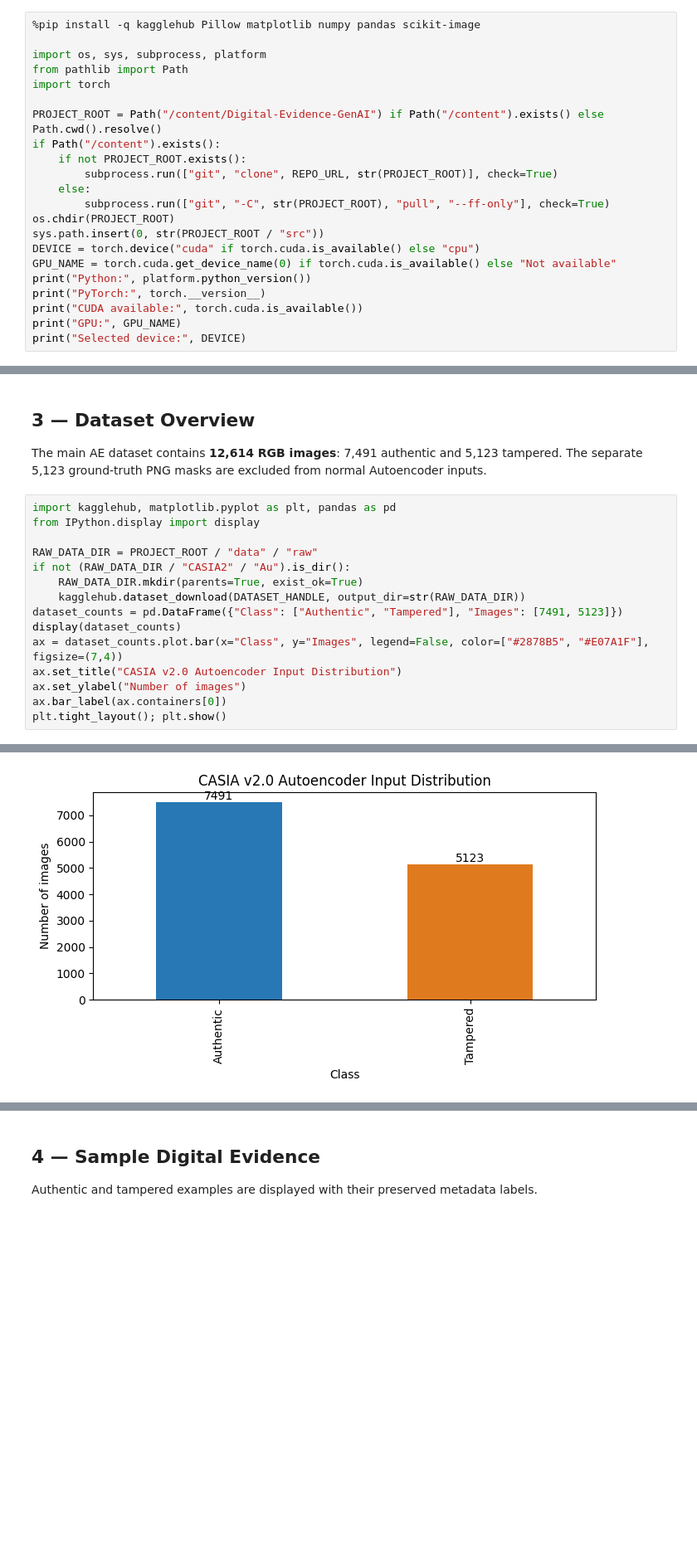
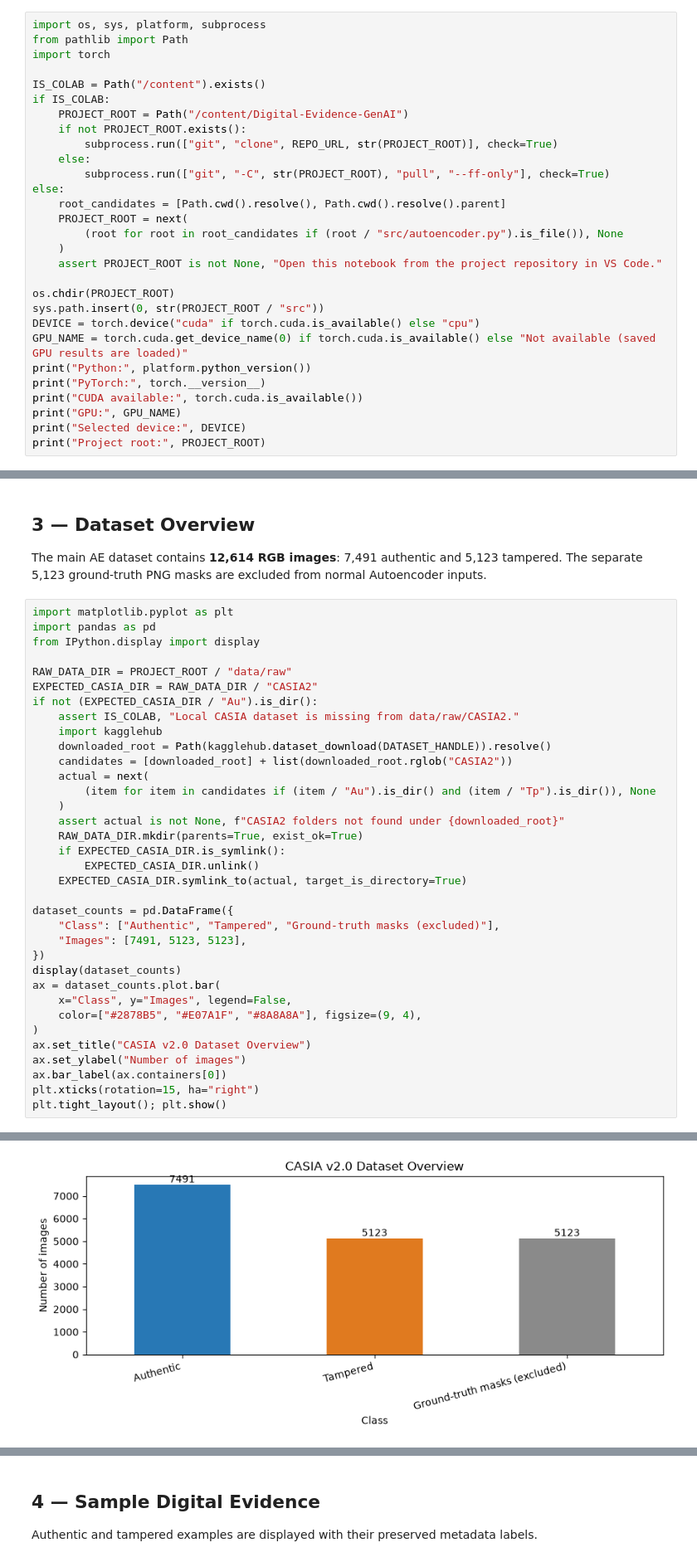
Before and after one commit to chetanraje27/Digital-Evidence-GenAI, a Jupyter notebook: notebooks/Autoencoder_CASIA_Complete_Demo.ipynb, the cells around one changed output, grey strips where cells are left out. Shown at 83% size. Cells and saved outputs as stored; diff of their text form; blank space fills up the shorter version.

```diff
--- a/notebooks/Autoencoder_CASIA_Complete_Demo.ipynb
+++ b/notebooks/Autoencoder_CASIA_Complete_Demo.ipynb
@@ -21,25 +24,32 @@ The Autoencoder objectives are image reconstruction, meaningful dimensionality r
 # %% [markdown]
 ## 2 — Environment and GPU
 # %%
-%pip install -q kagglehub Pillow matplotlib numpy pandas scikit-image
-
-import os, sys, subprocess, platform
+import os, sys, platform, subprocess
 from pathlib import Path
 import torch
 
-PROJECT_ROOT = Path("/content/Digital-Evidence-GenAI") if Path("/content").exists() else Path.cwd().resolve()
-if Path("/content").exists():
+IS_COLAB = Path("/content").exists()
+if IS_COLAB:
+    PROJECT_ROOT = Path("/content/Digital-Evidence-GenAI")
     if not PROJECT_ROOT.exists():
         subprocess.run(["git", "clone", REPO_URL, str(PROJECT_ROOT)], check=True)
     else:
         subprocess.run(["git", "-C", str(PROJECT_ROOT), "pull", "--ff-only"], check=True)
+else:
+    root_candidates = [Path.cwd().resolve(), Path.cwd().resolve().parent]
+    PROJECT_ROOT = next(
+        (root for root in root_candidates if (root / "src/autoencoder.py").is_file()), None
+    )
+    assert PROJECT_ROOT is not None, "Open this notebook from the project repository in VS Code."
+
 os.chdir(PROJECT_ROOT)
 sys.path.insert(0, str(PROJECT_ROOT / "src"))
 DEVICE = torch.device("cuda" if torch.cuda.is_available() else "cpu")
-GPU_NAME = torch.cuda.get_device_name(0) if torch.cuda.is_available() else "Not available"
+GPU_NAME = torch.cuda.get_device_name(0) if torch.cuda.is_available() else "Not available (saved GPU results are loaded)"
 print("Python:", platform.python_version())
 print("PyTorch:", torch.__version__)
 print("CUDA available:", torch.cuda.is_available())
 print("GPU:", GPU_NAME)
 print("Selected device:", DEVICE)
+print("Project root:", PROJECT_ROOT)
 # %% [output]
@@ -53,18 +64,38 @@ Selected device: cuda
 
 The main AE dataset contains **12,614 RGB images**: 7,491 authentic and 5,123 tampered. The separate 5,123 ground-truth PNG masks are excluded from normal Autoencoder inputs.
 # %%
-import kagglehub, matplotlib.pyplot as plt, pandas as pd
+import matplotlib.pyplot as plt
+import pandas as pd
 from IPython.display import display
 
-RAW_DATA_DIR = PROJECT_ROOT / "data" / "raw"
-if not (RAW_DATA_DIR / "CASIA2" / "Au").is_dir():
+RAW_DATA_DIR = PROJECT_ROOT / "data/raw"
+EXPECTED_CASIA_DIR = RAW_DATA_DIR / "CASIA2"
+if not (EXPECTED_CASIA_DIR / "Au").is_dir():
+    assert IS_COLAB, "Local CASIA dataset is missing from data/raw/CASIA2."
+    import kagglehub
+    downloaded_root = Path(kagglehub.dataset_download(DATASET_HANDLE)).resolve()
+    candidates = [downloaded_root] + list(downloaded_root.rglob("CASIA2"))
+    actual = next(
+        (item for item in candidates if (item / "Au").is_dir() and (item / "Tp").is_dir()), None
+    )
+    assert actual is not None, f"CASIA2 folders not found under {downloaded_root}"
     RAW_DATA_DIR.mkdir(parents=True, exist_ok=True)
-    kagglehub.dataset_download(DATASET_HANDLE, output_dir=str(RAW_DATA_DIR))
-dataset_counts = pd.DataFrame({"Class": ["Authentic", "Tampered"], "Images": [7491, 5123]})
+    if EXPECTED_CASIA_DIR.is_symlink():
+        EXPECTED_CASIA_DIR.unlink()
+    EXPECTED_CASIA_DIR.symlink_to(actual, target_is_directory=True)
+
+dataset_counts = pd.DataFrame({
+    "Class": ["Authentic", "Tampered", "Ground-truth masks (excluded)"],
+    "Images": [7491, 5123, 5123],
+})
 display(dataset_counts)
-ax = dataset_counts.plot.bar(x="Class", y="Images", legend=False, color=["#2878B5", "#E07A1F"], figsize=(7,4))
-ax.set_title("CASIA v2.0 Autoencoder Input Distribution")
+ax = dataset_counts.plot.bar(
+    x="Class", y="Images", legend=False,
+    color=["#2878B5", "#E07A1F", "#8A8A8A"], figsize=(9, 4),
+)
+ax.set_title("CASIA v2.0 Dataset Overview")
 ax.set_ylabel("Number of images")
 ax.bar_label(ax.containers[0])
+plt.xticks(rotation=15, ha="right")
 plt.tight_layout(); plt.show()
 # %% [output]
@@ -75,2 +106,2 @@ Using Colab cache for faster access to the 'casia-20-image-tampering-detection-d
-[figure, old version]
+[figure, new version]
 # %%
```
Also changed, not shown: parts of 16 cells of this notebook, 3 other files.
